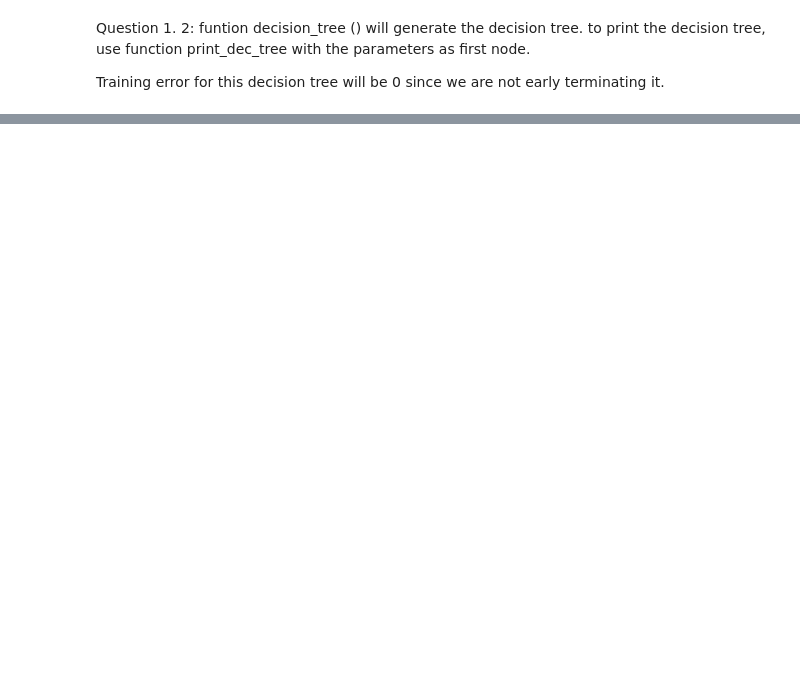
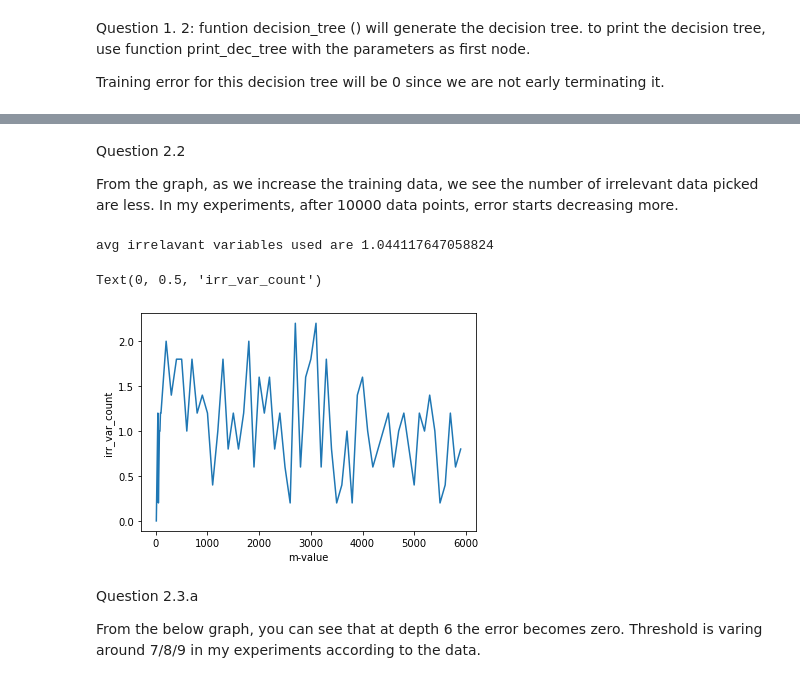
Before and after one commit to laxmanpottimuthi/ml_algos, a Jupyter notebook: Decesion_tree_implementation.ipynb, the cells around one changed output, grey strips where cells are left out. Cells and saved outputs as stored; diff of their text form; code cells hidden in the pictures; blank space fills up the shorter version.

```diff
--- a/Decesion_tree_implementation.ipynb
+++ b/Decesion_tree_implementation.ipynb
@@ -705,0 +304,6 @@ def decision_tree_sample_size(data_set, labels, feature_vec,sample_size):
+# %%
+#Q 1.4
+
+iterations = 10
+avg_error1iter, _, _= avg_error(iterations,node,k)
+print("average error for ",iterations,"iterations is ",avg_error1iter)
@@ -705,0 +646,62 @@ def decision_tree_sample_size(data_set, labels, feature_vec,sample_size):
+# %% [markdown]
+Question 2.2
+
+From the graph, as we increase the training data, we see the number of irrelevant data picked are less. In my experiments, after 10000 data points, error starts decreasing more.
+# %%
+def get_m_list_22(x,y):
+    m1 = list(range(10,100,10))
+    m2 = list(range(100,6000,100))
+    m_list = m1 + m2
+    return m_list
+
+def avg_irr_var_per_m(iterations, k=16):
+    m_list = get_m_list_22(100,10000)
+    irr_var_list = []
+    for m in m_list:
+        avg_c = []
+        for i in range(0,iterations):
+            train_data_set, train_labels = create_training_data_2(k,m)
+            train_feature_vec = list(range(0,k))
+            node,_ = decision_tree_2(train_data_set,train_labels,train_feature_vec)
+            _, irr_var = print_decision_tree_irr(node)
+            avg_c.append(len(list(set(irr_var))))
+        avg_count = sum(avg_c) / len(avg_c)
+        irr_var_list.append(avg_count)
+    return irr_var_list, m_list
+
+def print_decision_tree_irr(n):
+    res = []
+    queue = []
+    #each level order traversal node is set as (level_of tree, node_val/feature,parent,if its leaf node)
+    queue.append((-1, n, None, False))
+    irr = []
+    while len(queue) >0:
+        level = []
+        for i in range(len(queue)):
+            h,n,par,leaf = queue.pop(0)
+            if n.val in list(range(11,16)):
+                irr.append(n.val)
+            level.append((h+1,n.val,par,n.leaf))
+            if n.left:
+                queue.append((h+1, n.left,n.val,n.leaf))
+            if n.right:
+                queue.append((h+1, n.right,n.val,n.leaf))
+        res.append(level)
+    return res, irr
+
+iterations = 5
+irr_var_list, m_list= avg_irr_var_per_m(iterations)
+avg_irr_var_used = sum(irr_var_list) / len(m_list)
+print("avg irrelavant variables used are", avg_irr_var_used ) #Used decesion_tree_2 to get irrelevant variables
+#plotting the graph for all iterations
+plt.plot(m_list,irr_var_list)
+plt.xlabel("m-value")
+plt.ylabel("irr_var_count")
+# %% [output]
+avg irrelavant variables used are 1.044117647058824
+Text(0, 0.5, 'irr_var_count')
+[figure, added]
+# %% [markdown]
+Question 2.3.a
+
+From the below graph, you can see that at depth 6 the error becomes zero. Threshold is varing around 7/8/9 in my experiments according to the data.
```
Also changed, not shown: parts of 61 cells of this notebook.
